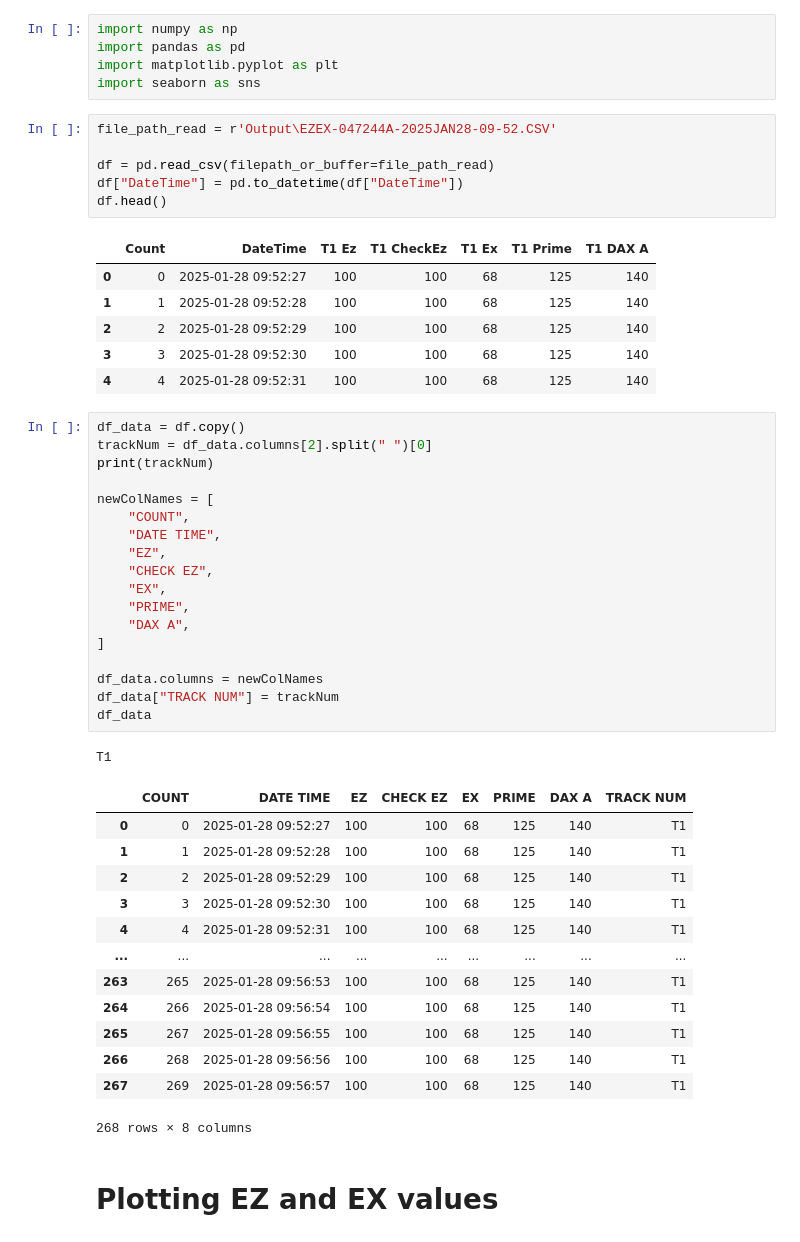
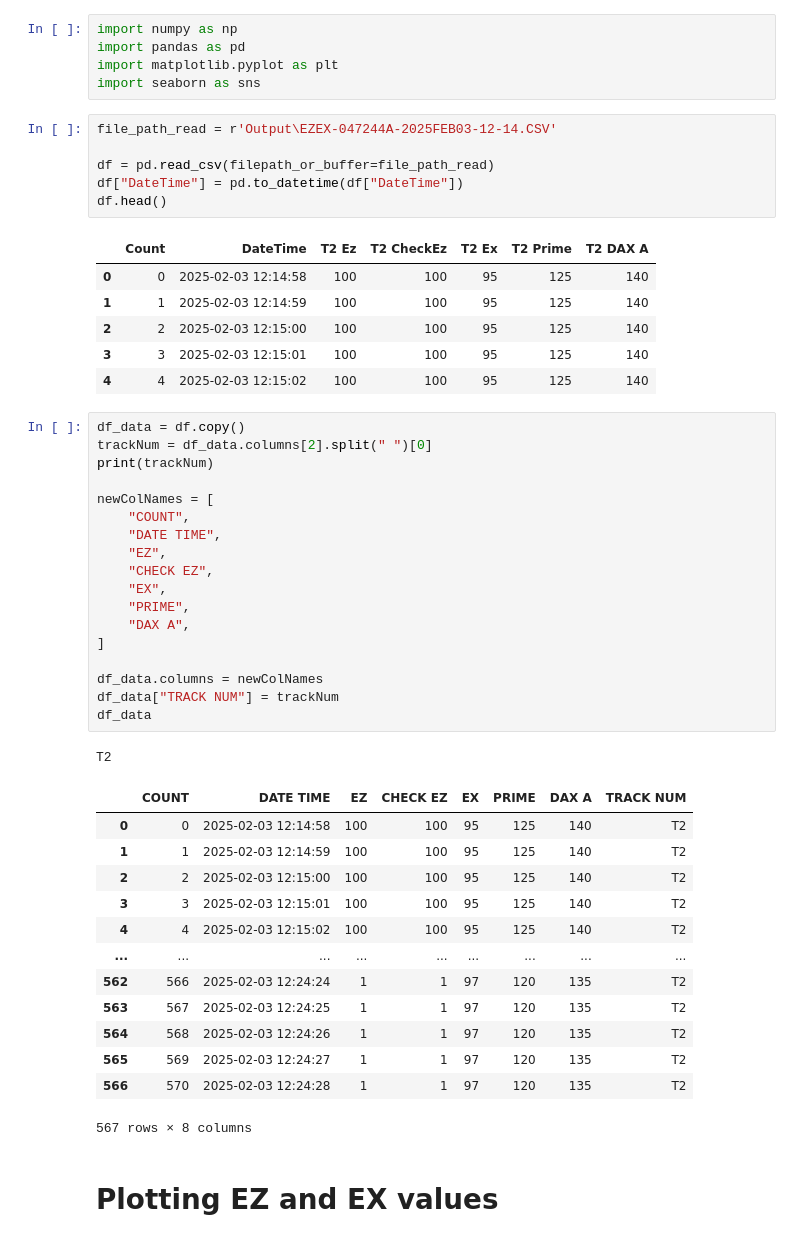
Before and after one commit to David-L-Roberts/GCP_Log_Parser, a Jupyter notebook: test_003.ipynb, the cells around one changed output. Cells and saved outputs as stored; diff of their text form.

```diff
--- a/test_003.ipynb
+++ b/test_003.ipynb
@@ -12,18 +12,18 @@ import pandas as pd
 import matplotlib.pyplot as plt
 import seaborn as sns
 # %%
-file_path_read = r'Output\EZEX-047244A-2025JAN28-09-52.CSV'
+file_path_read = r'Output\EZEX-047244A-2025FEB03-12-14.CSV'
 
 df = pd.read_csv(filepath_or_buffer=file_path_read)
 df["DateTime"] = pd.to_datetime(df["DateTime"])
 df.head()
 # %% [output]
-|  | Count | DateTime | T1 Ez | T1 CheckEz | T1 Ex | T1 Prime | T1 DAX A |
-| 0 | 0 | 2025-01-28 09:52:27 | 100 | 100 | 68 | 125 | 140 |
-| 1 | 1 | 2025-01-28 09:52:28 | 100 | 100 | 68 | 125 | 140 |
-| 2 | 2 | 2025-01-28 09:52:29 | 100 | 100 | 68 | 125 | 140 |
-| 3 | 3 | 2025-01-28 09:52:30 | 100 | 100 | 68 | 125 | 140 |
-| 4 | 4 | 2025-01-28 09:52:31 | 100 | 100 | 68 | 125 | 140 |
+|  | Count | DateTime | T2 Ez | T2 CheckEz | T2 Ex | T2 Prime | T2 DAX A |
+| 0 | 0 | 2025-02-03 12:14:58 | 100 | 100 | 95 | 125 | 140 |
+| 1 | 1 | 2025-02-03 12:14:59 | 100 | 100 | 95 | 125 | 140 |
+| 2 | 2 | 2025-02-03 12:15:00 | 100 | 100 | 95 | 125 | 140 |
+| 3 | 3 | 2025-02-03 12:15:01 | 100 | 100 | 95 | 125 | 140 |
+| 4 | 4 | 2025-02-03 12:15:02 | 100 | 100 | 95 | 125 | 140 |
 # %%
 df_data = df.copy()
 trackNum = df_data.columns[2].split(" ")[0]
@@ -43,20 +43,20 @@ df_data.columns = newColNames
 df_data["TRACK NUM"] = trackNum
 df_data
 # %% [output]
-T1
+T2
 |  | COUNT | DATE TIME | EZ | CHECK EZ | EX | PRIME | DAX A | TRACK NUM |
-| 0 | 0 | 2025-01-28 09:52:27 | 100 | 100 | 68 | 125 | 140 | T1 |
-| 1 | 1 | 2025-01-28 09:52:28 | 100 | 100 | 68 | 125 | 140 | T1 |
-| 2 | 2 | 2025-01-28 09:52:29 | 100 | 100 | 68 | 125 | 140 | T1 |
-| 3 | 3 | 2025-01-28 09:52:30 | 100 | 100 | 68 | 125 | 140 | T1 |
-| 4 | 4 | 2025-01-28 09:52:31 | 100 | 100 | 68 | 125 | 140 | T1 |
+| 0 | 0 | 2025-02-03 12:14:58 | 100 | 100 | 95 | 125 | 140 | T2 |
+| 1 | 1 | 2025-02-03 12:14:59 | 100 | 100 | 95 | 125 | 140 | T2 |
+| 2 | 2 | 2025-02-03 12:15:00 | 100 | 100 | 95 | 125 | 140 | T2 |
+| 3 | 3 | 2025-02-03 12:15:01 | 100 | 100 | 95 | 125 | 140 | T2 |
+| 4 | 4 | 2025-02-03 12:15:02 | 100 | 100 | 95 | 125 | 140 | T2 |
 | ... | ... | ... | ... | ... | ... | ... | ... | ... |
-| 263 | 265 | 2025-01-28 09:56:53 | 100 | 100 | 68 | 125 | 140 | T1 |
-| 264 | 266 | 2025-01-28 09:56:54 | 100 | 100 | 68 | 125 | 140 | T1 |
-| 265 | 267 | 2025-01-28 09:56:55 | 100 | 100 | 68 | 125 | 140 | T1 |
-| 266 | 268 | 2025-01-28 09:56:56 | 100 | 100 | 68 | 125 | 140 | T1 |
-| 267 | 269 | 2025-01-28 09:56:57 | 100 | 100 | 68 | 125 | 140 | T1 |
+| 562 | 566 | 2025-02-03 12:24:24 | 1 | 1 | 97 | 120 | 135 | T2 |
+| 563 | 567 | 2025-02-03 12:24:25 | 1 | 1 | 97 | 120 | 135 | T2 |
+| 564 | 568 | 2025-02-03 12:24:26 | 1 | 1 | 97 | 120 | 135 | T2 |
+| 565 | 569 | 2025-02-03 12:24:27 | 1 | 1 | 97 | 120 | 135 | T2 |
+| 566 | 570 | 2025-02-03 12:24:28 | 1 | 1 | 97 | 120 | 135 | T2 |
-268 rows × 8 columns
+567 rows × 8 columns
 # %% [markdown]
 # Plotting EZ and EX values
 # %%
```
Also changed, not shown: parts of 3 cells of this notebook, 2 other files.
